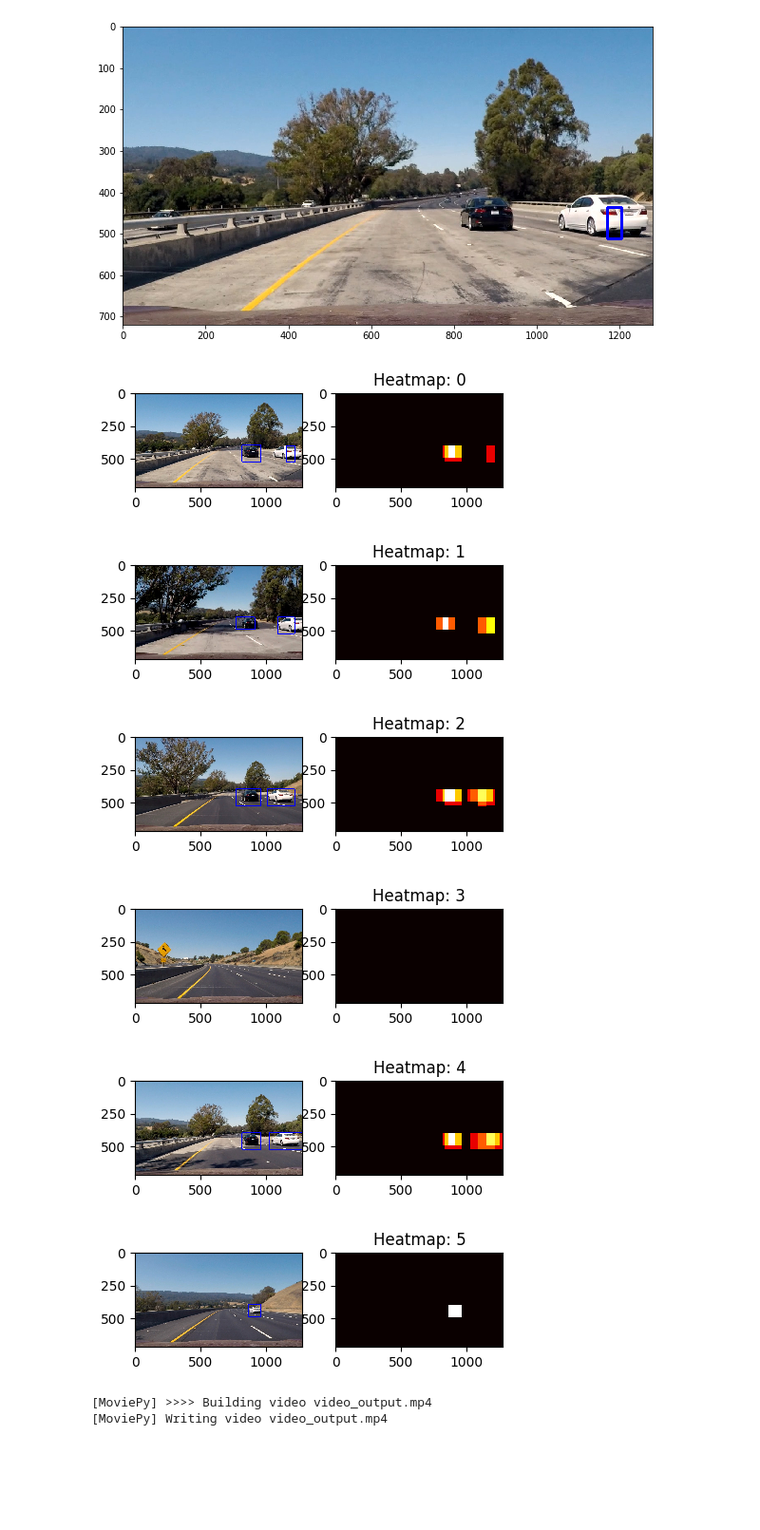
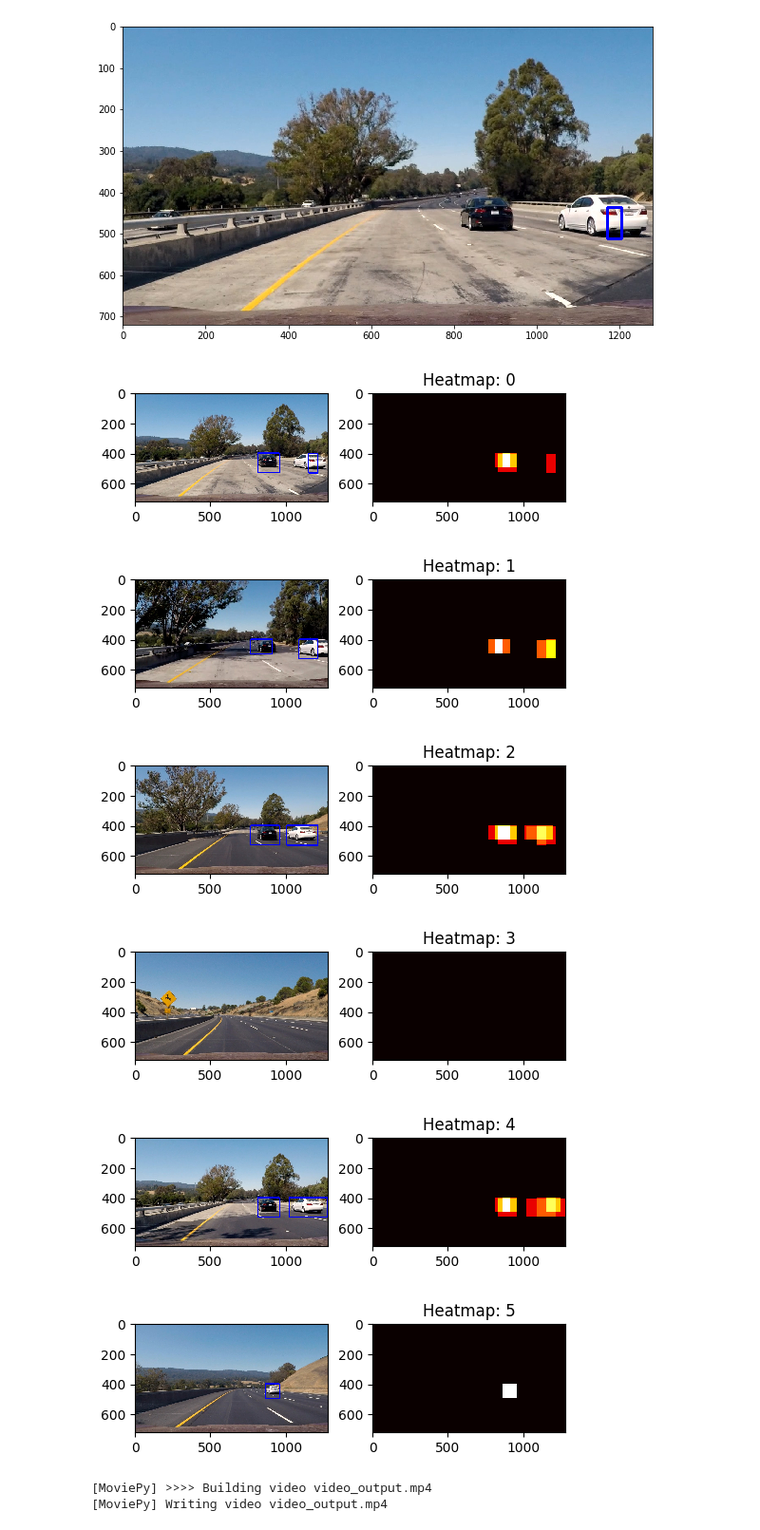
Before and after one commit to cwcentral/CarND-Vehicle-Detection, a Jupyter notebook: Untitled.ipynb, the cells around one changed output. Shown at 95% size. Saved outputs shown, nothing was run; the diff lists cells and outputs as text; code cells hidden in the pictures; blank space fills up the shorter version.

```diff
--- a/Untitled.ipynb
+++ b/Untitled.ipynb
@@ -638,7 +638,7 @@ def process(in_img):
     for box in boxes:
         # compute area
         area_box = (box[1][0] - box[0][0]) * (box[1][1] - box[0][1])
-        if area_box > 7000 and box[0][0] > 700 and box[1][1] < 666 and box[0][1] > 390:
+        if area_box > 8000 and box[0][0] > 640 and box[1][1] < 700 and box[0][1] > 400:
             good_boxes.append(box)
 
     heat = np.zeros_like(in_img[:,:,0]).astype(np.float)
@@ -690,21 +690,22 @@ def process_stream(in_img):
 # %%
 imgs = glob.glob('./test_images/test*.jpg')
 
 for idx, img in enumerate(imgs):
     car_found_img, heatmap_img = process(mpimg.imread(img))
     fig, (before, img_box) = plt.subplots(1, 2, figsize=(5,5), dpi=100)
+    plt.tight_layout(pad=0.0, w_pad=0.0, h_pad=0.0)
     before.imshow(car_found_img)
     img_box.imshow(heatmap_img, cmap='hot')
     plt.title("Heatmap: " + str(idx))
     filename = "output_images/compare-" + str(idx)
     plt.savefig(filename)
 # %% [output]
-[figure, old version]
+[figure, new version]
-[figure, old version]
+[figure, new version]
-[figure, old version]
+[figure, new version]
-[figure, old version]
+[figure, new version]
-[figure, old version]
+[figure, new version]
-[figure, old version]
+[figure, new version]
 # %%
 main_boxes = []
 test_out_file = 'video_output.mp4'
```
Also changed, not shown: 1 other file.
